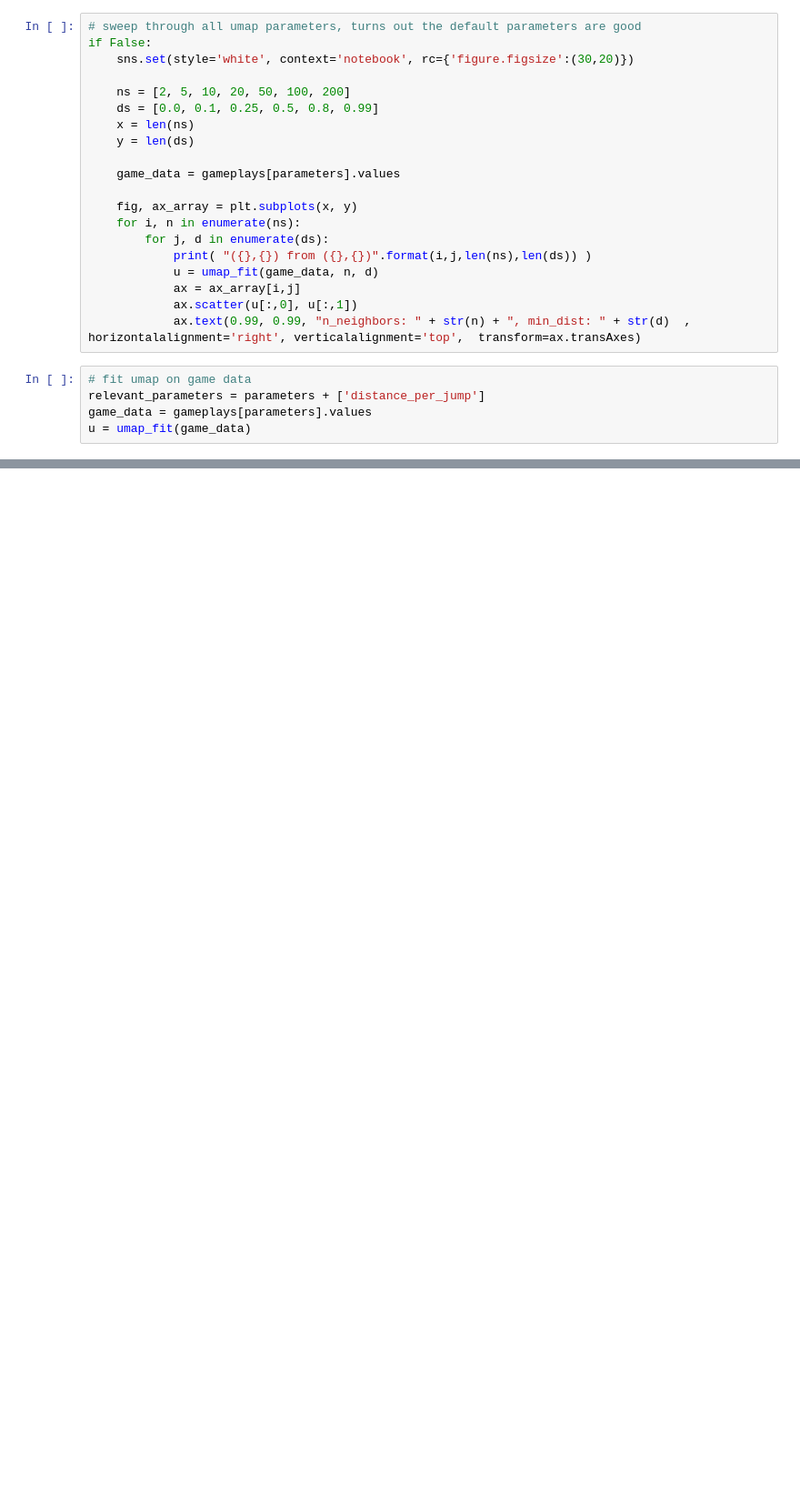
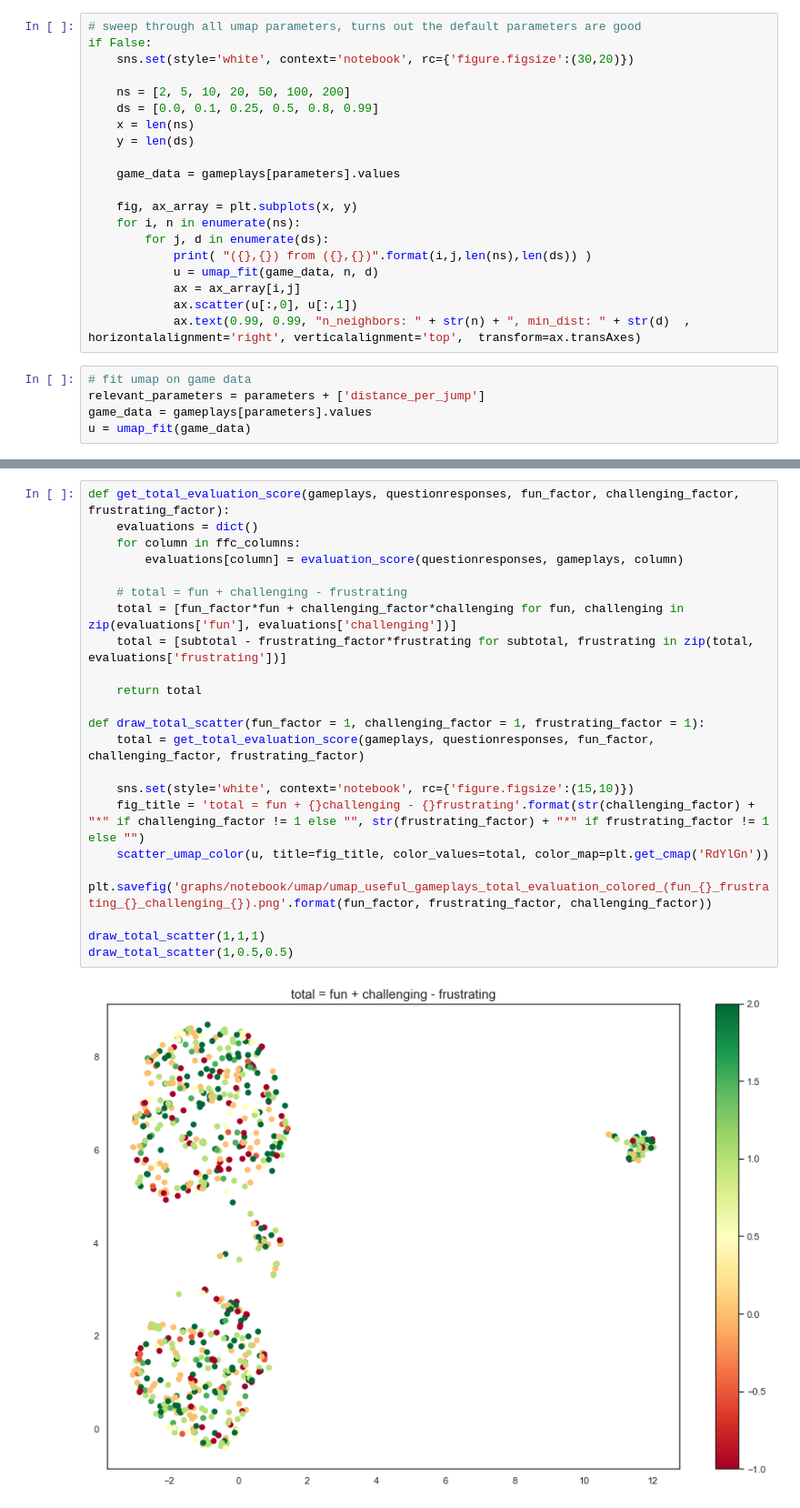
Before and after one commit to yasminosb/thesis, a Jupyter notebook: umap_only_gameplays.ipynb, the cells around one changed output, grey strips where cells are left out. Shown at 91% size. Saved outputs shown, nothing was run; the diff lists cells and outputs as text; blank space fills up the shorter version.

```diff
--- a/umap_only_gameplays.ipynb
+++ b/umap_only_gameplays.ipynb
@@ -167,0 +205,24 @@ Name: parameters.ACCELERATION, dtype: int64
+# %%
+def get_total_evaluation_score(gameplays, questionresponses, fun_factor, challenging_factor, frustrating_factor):
+    evaluations = dict()
+    for column in ffc_columns:
+        evaluations[column] = evaluation_score(questionresponses, gameplays, column)
+
+    # total = fun + challenging - frustrating
+    total = [fun_factor*fun + challenging_factor*challenging for fun, challenging in zip(evaluations['fun'], evaluations['challenging'])]
+    total = [subtotal - frustrating_factor*frustrating for subtotal, frustrating in zip(total, evaluations['frustrating'])]
+
+    return total
+
+def draw_total_scatter(fun_factor = 1, challenging_factor = 1, frustrating_factor = 1):
+    total = get_total_evaluation_score(gameplays, questionresponses, fun_factor, challenging_factor, frustrating_factor)
+
+    sns.set(style='white', context='notebook', rc={'figure.figsize':(15,10)})
+    fig_title = 'total = fun + {}challenging - {}frustrating'.format(str(challenging_factor) + "*" if challenging_factor != 1 else "", str(frustrating_factor) + "*" if frustrating_factor != 1 else "")
+    scatter_umap_color(u, title=fig_title, color_values=total, color_map=plt.get_cmap('RdYlGn'))
+    plt.savefig('graphs/notebook/umap/umap_useful_gameplays_total_evaluation_colored_(fun_{}_frustrating_{}_challenging_{}).png'.format(fun_factor, frustrating_factor, challenging_factor))
+
+draw_total_scatter(1,1,1)
+draw_total_scatter(1,0.5,0.5)
+# %% [output]
+[figure, added]
```
Also changed, not shown: parts of 11 cells of this notebook, 19 other files.
